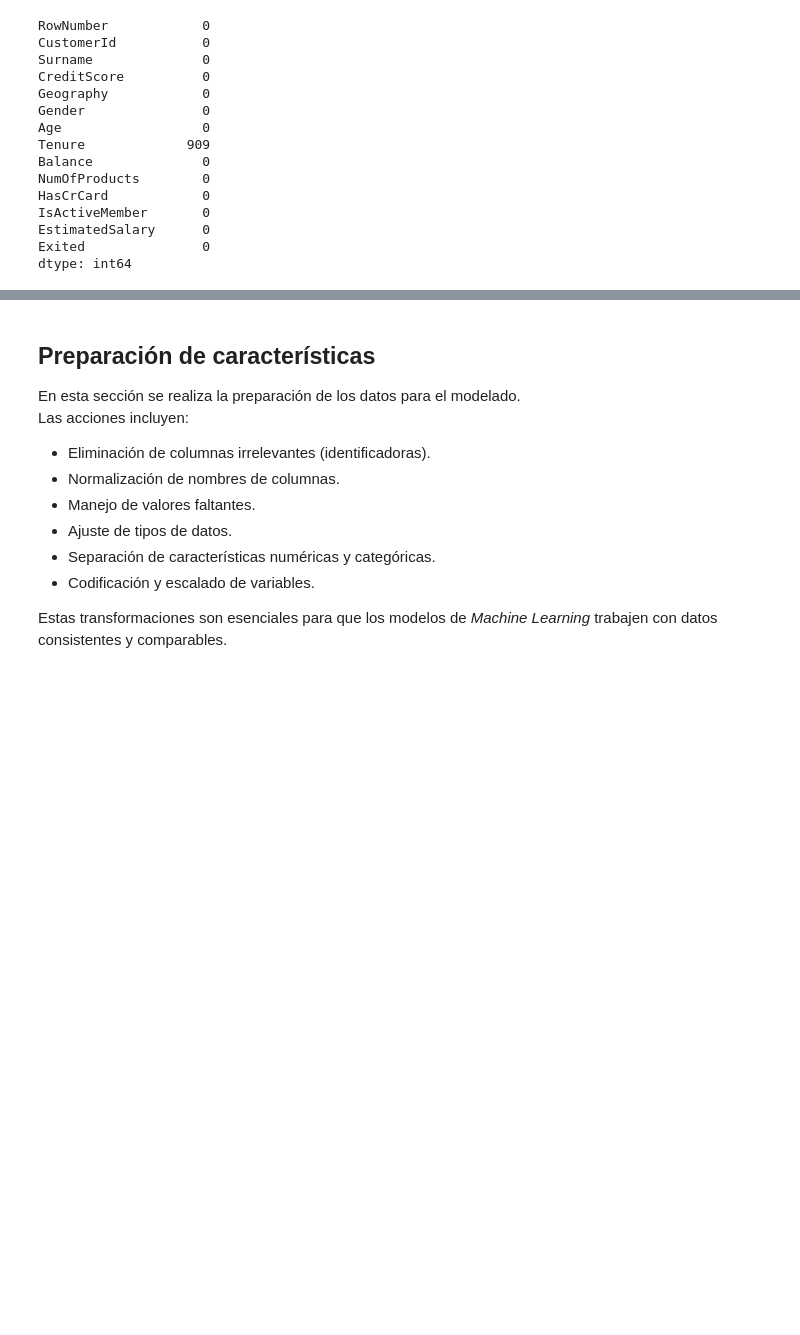
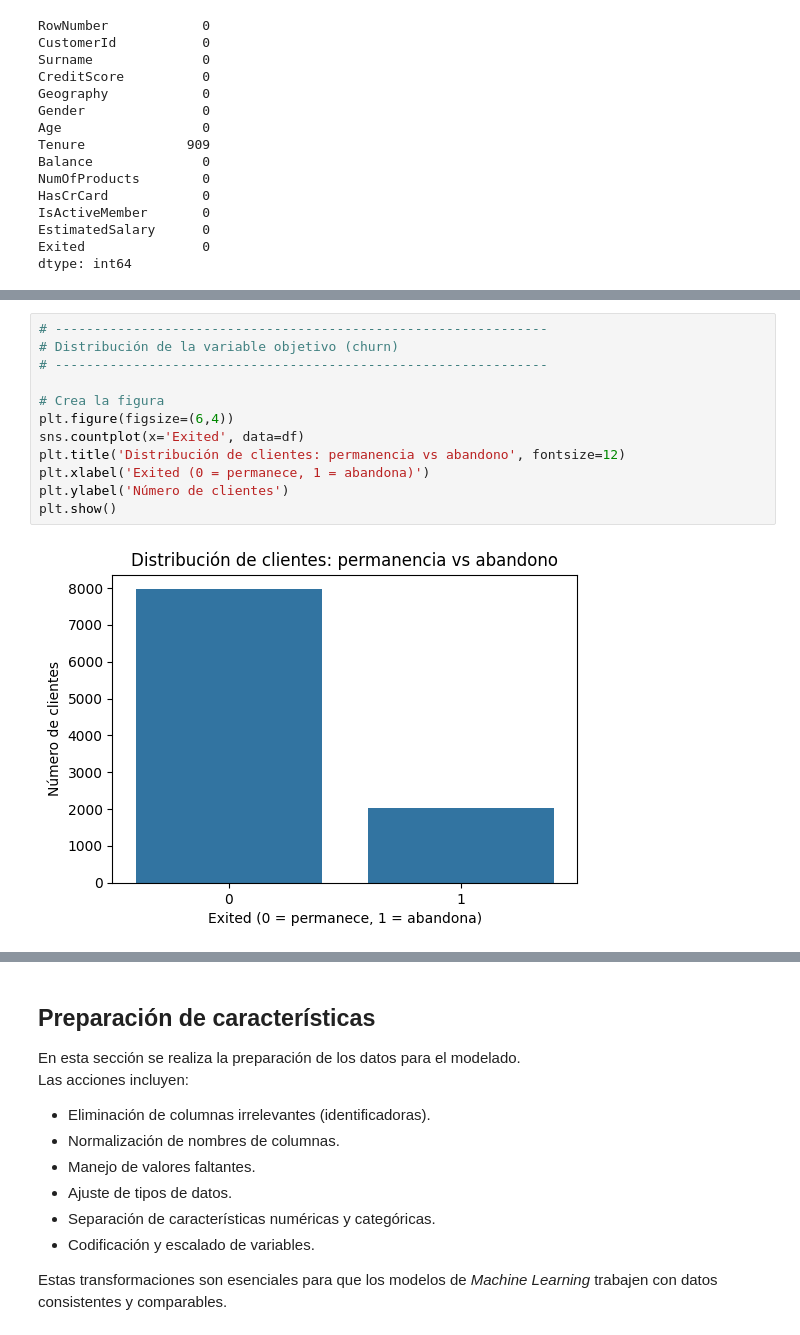
Before and after one commit to Marlene-Fraire/Sprint_10_churn_prediction, a Jupyter notebook: notebooks/churn_prediction.ipynb, the cells around one changed output, grey strips where cells are left out. Drawn from its saved outputs; the diff is of its cells as text; blank space fills up the shorter version.

```diff
--- a/notebooks/churn_prediction.ipynb
+++ b/notebooks/churn_prediction.ipynb
@@ -122,6 +122,20 @@ Estadísticas descriptivas:
 | 50% | 5000.50000 | 1.569074e+07 | 652.000000 | 37.000000 | 5.000000 | 97198.540000 | 1.000000 | 1.00000 | ... |
 | 75% | 7500.25000 | 1.575323e+07 | 718.000000 | 44.000000 | 7.000000 | 127644.240000 | 2.000000 | 1.00000 | ... |
 | max | 10000.00000 | 1.581569e+07 | 850.000000 | 92.000000 | 10.000000 | 250898.090000 | 4.000000 | 1.00000 | ... |
+# %%
+# ---------------------------------------------------------------
+# Distribución de la variable objetivo (churn)
+# ---------------------------------------------------------------
+
+# Crea la figura
+plt.figure(figsize=(6,4))
+sns.countplot(x='Exited', data=df)
+plt.title('Distribución de clientes: permanencia vs abandono', fontsize=12)
+plt.xlabel('Exited (0 = permanece, 1 = abandona)')
+plt.ylabel('Número de clientes')
+plt.show()
+# %% [output]
+[figure, added]
 # %% [markdown]
 ### Resumen de exploración inicial
 
```
Also changed, not shown: parts of 18 cells of this notebook, 1 other file.
